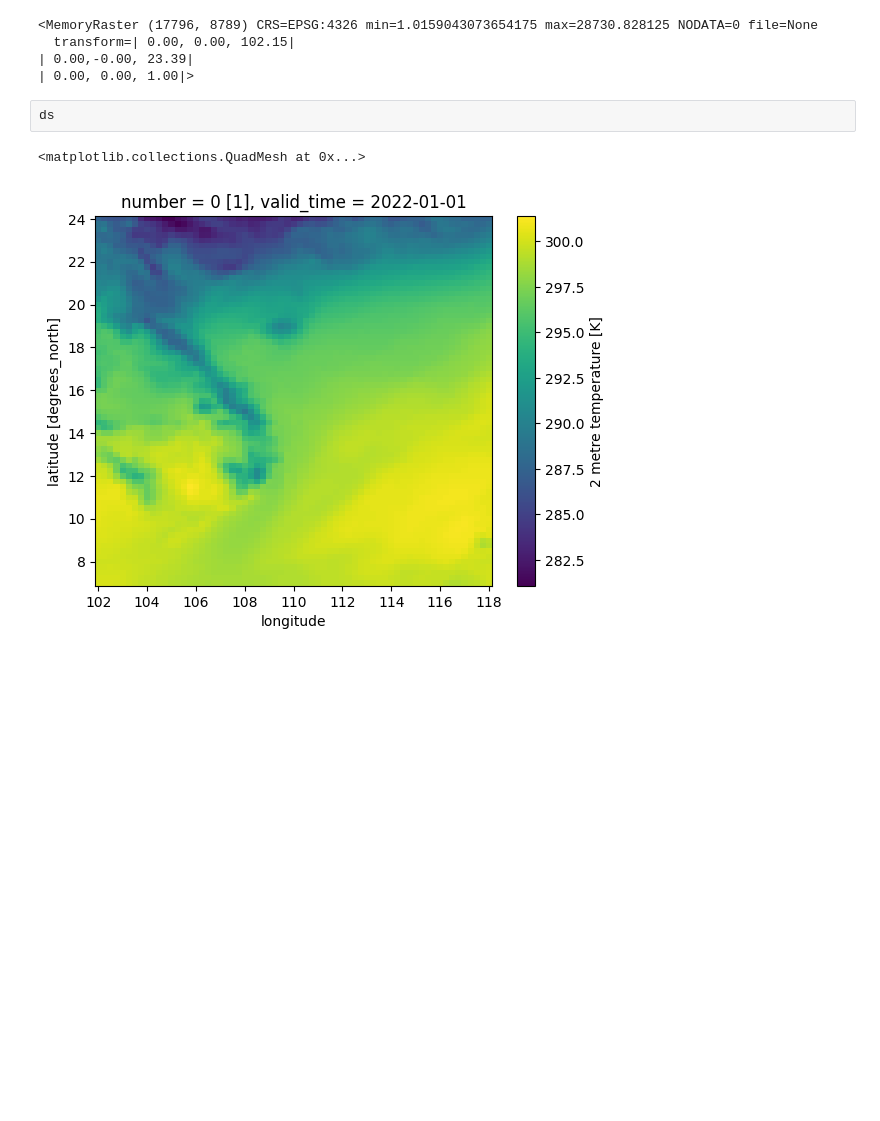
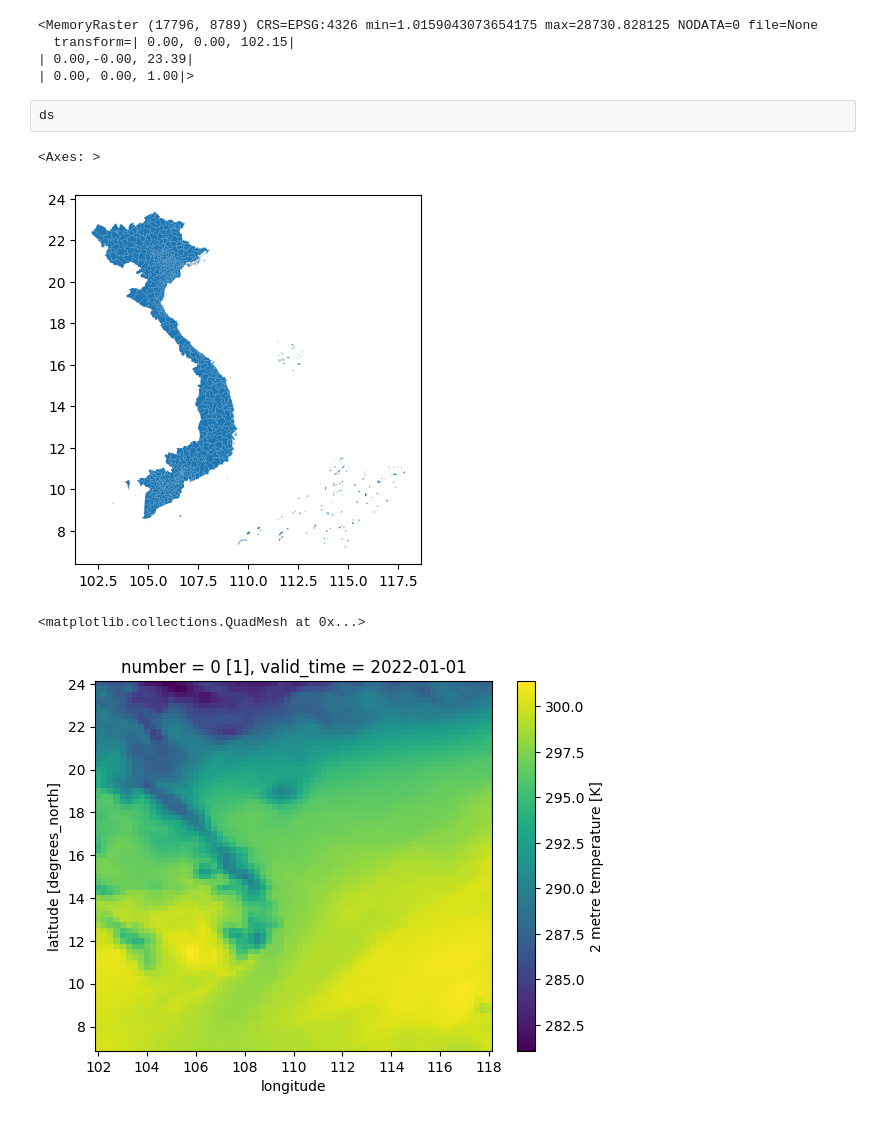
Before and after one commit to kraemer-lab/geoglue, a Jupyter notebook: xarray_exactextract.ipynb, the cells around one changed output. Drawn from its saved outputs; the diff is of its cells as text; code cells hidden in the pictures; blank space fills up the shorter version.

```diff
--- a/xarray_exactextract.ipynb
+++ b/xarray_exactextract.ipynb
@@ -59,4 +59,9 @@ era5 = xr.open_dataset(era5_file)
 ds = era5_raster(era5, '2m_temperature', city_polygons)
 # %% [raw]
 ds
+# %%
+city_polygons.plot()
+# %% [output]
+<Axes: >
+[figure, added]
 # %%
```
Also changed, not shown: parts of 7 cells of this notebook, 1 other file.
